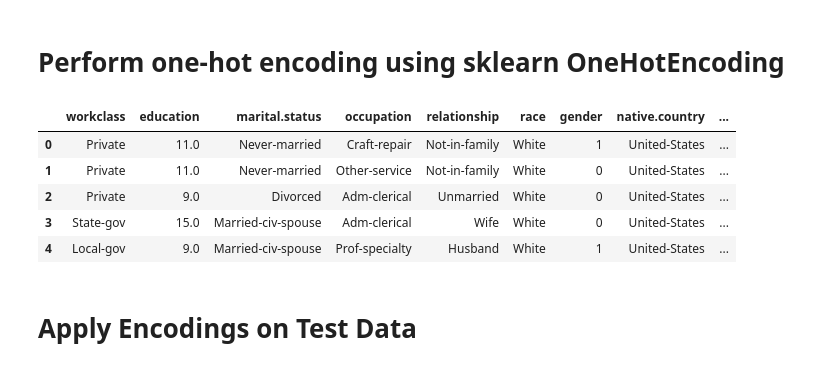
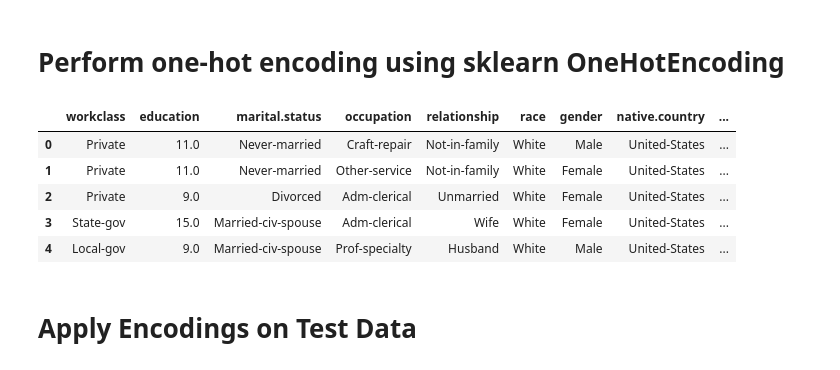
Before and after one commit to anuradha-datascience/machine-learning, a Jupyter notebook: 3. Data Preprocessing/Working_With_Categorical_Data.ipynb, the cells around one changed output. Cells and saved outputs as stored; diff of their text form; code cells hidden in the pictures.

```diff
--- a/3. Data Preprocessing/Working_With_Categorical_Data.ipynb
+++ b/3. Data Preprocessing/Working_With_Categorical_Data.ipynb
@@ -227,13 +224,12 @@ bin_columns= ['gender']
 # %%
 # cat columns with nominal values
 # Filter out columns where the categorical variable is not ordered
-nominal_columns = [col for col in X_train.columns if  (X_train[col].cat.ordered==False and col not in bin_columns)]
+nominal_columns = [col for col in X_train.columns if  (X_train[col].cat.ordered==False)]
 
 # cat columns with ordinal values
 # Filter out columns where the categorical variable is not ordered
-ordinal_columns = [col for col in X_train if  (X_train[col].cat.ordered==True and col not in bin_columns)]
+ordinal_columns = [col for col in X_train if  (X_train[col].cat.ordered==True)]
 
-print("binary column:",bin_columns)
 print("Nominal Columns:", nominal_columns)
 print("Ordinal Columns:", ordinal_columns)
 print("Target Variable:","income")
@@ -247,14 +242,3 @@ Target Variable: income
 # %%
 # X_train['gender']=X_train['gender'].apply(lambda x: 1 if x=='Female' else 0)
 # X_train.sample(5)
-# %%
-
-# target variable from classification problem
-from sklearn.preprocessing import LabelEncoder
-
-# Initialize label encoder
-le1 = LabelEncoder()
-
-# Fit and transform the 'gender'  column
-X_train['gender']= le1.fit_transform(X_train['gender'])
-X_train['gender'].head()
@@ -385,26 +334,26 @@ from sklearn.preprocessing import OneHotEncoder
 # %%
 # Initialize the encoder
-oe = OneHotEncoder()
+ohe = OneHotEncoder()
 
 # Fit and transform the data
-encoded = oe.fit_transform(X_train[nominal_columns])
+encoded = ohe.fit_transform(X_train[nominal_columns])
 
 # Get feature names
-feature_names = oe.get_feature_names_out(nominal_columns)
+feature_names = ohe.get_feature_names_out(nominal_columns)
 
 # Convert sparse matrix to DataFrame
 encoded_df = pd.DataFrame(encoded.toarray(), columns=feature_names)
 
 # Merge encoded DataFrame with original DataFrame
 merged_X_train = pd.concat([X_train.reset_index(drop=True), encoded_df], axis=1)
 merged_X_train.head()
 # %% [output]
 |  | workclass | education | marital.status | occupation | relationship | race | gender | native.country | ... |
-| 0 | Private | 11.0 | Never-married | Craft-repair | Not-in-family | White | 1 | United-States | ... |
-| 1 | Private | 11.0 | Never-married | Other-service | Not-in-family | White | 0 | United-States | ... |
-| 2 | Private | 9.0 | Divorced | Adm-clerical | Unmarried | White | 0 | United-States | ... |
-| 3 | State-gov | 15.0 | Married-civ-spouse | Adm-clerical | Wife | White | 0 | United-States | ... |
-| 4 | Local-gov | 9.0 | Married-civ-spouse | Prof-specialty | Husband | White | 1 | United-States | ... |
+| 0 | Private | 11.0 | Never-married | Craft-repair | Not-in-family | White | Male | United-States | ... |
+| 1 | Private | 11.0 | Never-married | Other-service | Not-in-family | White | Female | United-States | ... |
+| 2 | Private | 9.0 | Divorced | Adm-clerical | Unmarried | White | Female | United-States | ... |
+| 3 | State-gov | 15.0 | Married-civ-spouse | Adm-clerical | Wife | White | Female | United-States | ... |
+| 4 | Local-gov | 9.0 | Married-civ-spouse | Prof-specialty | Husband | White | Male | United-States | ... |
 # %% [markdown]
 # Apply Encodings on Test Data
 # %%
```
Also changed, not shown: parts of 15 cells of this notebook.
